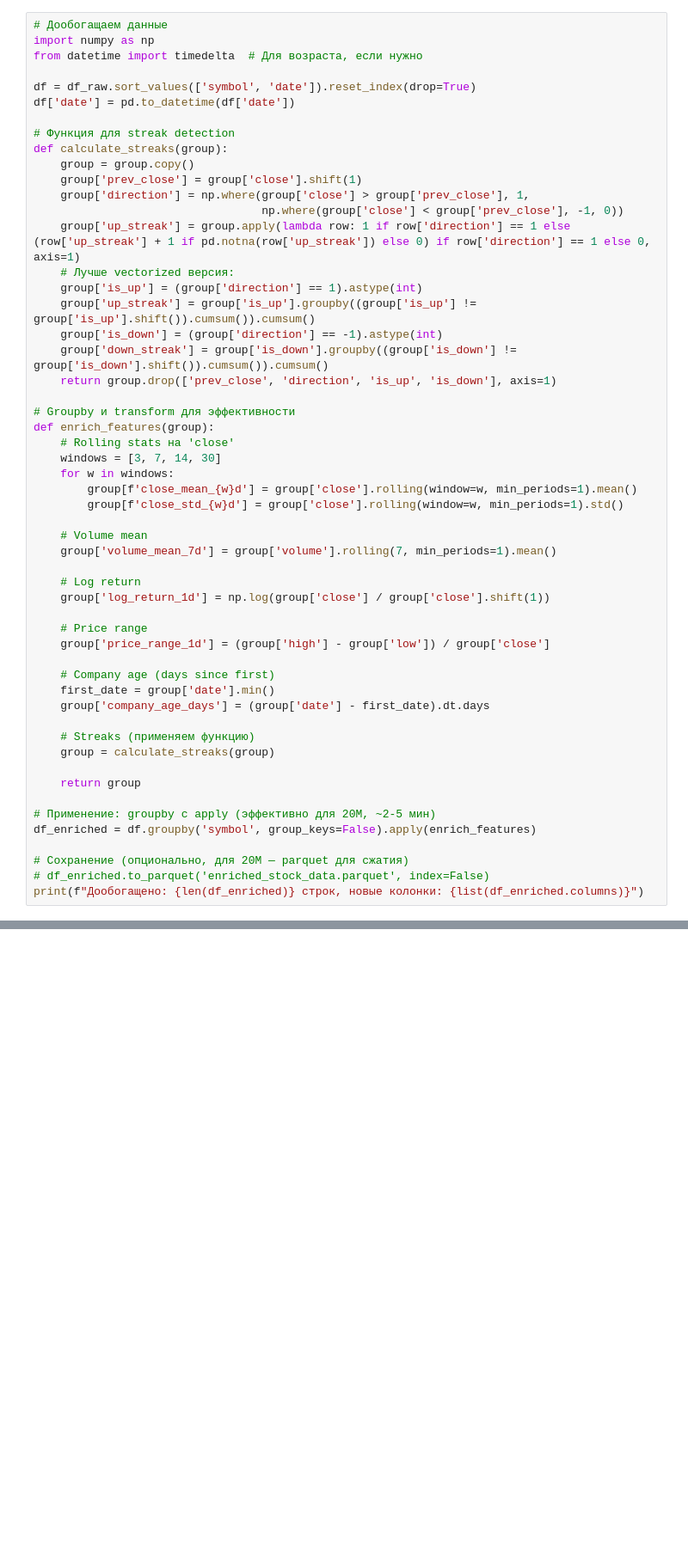
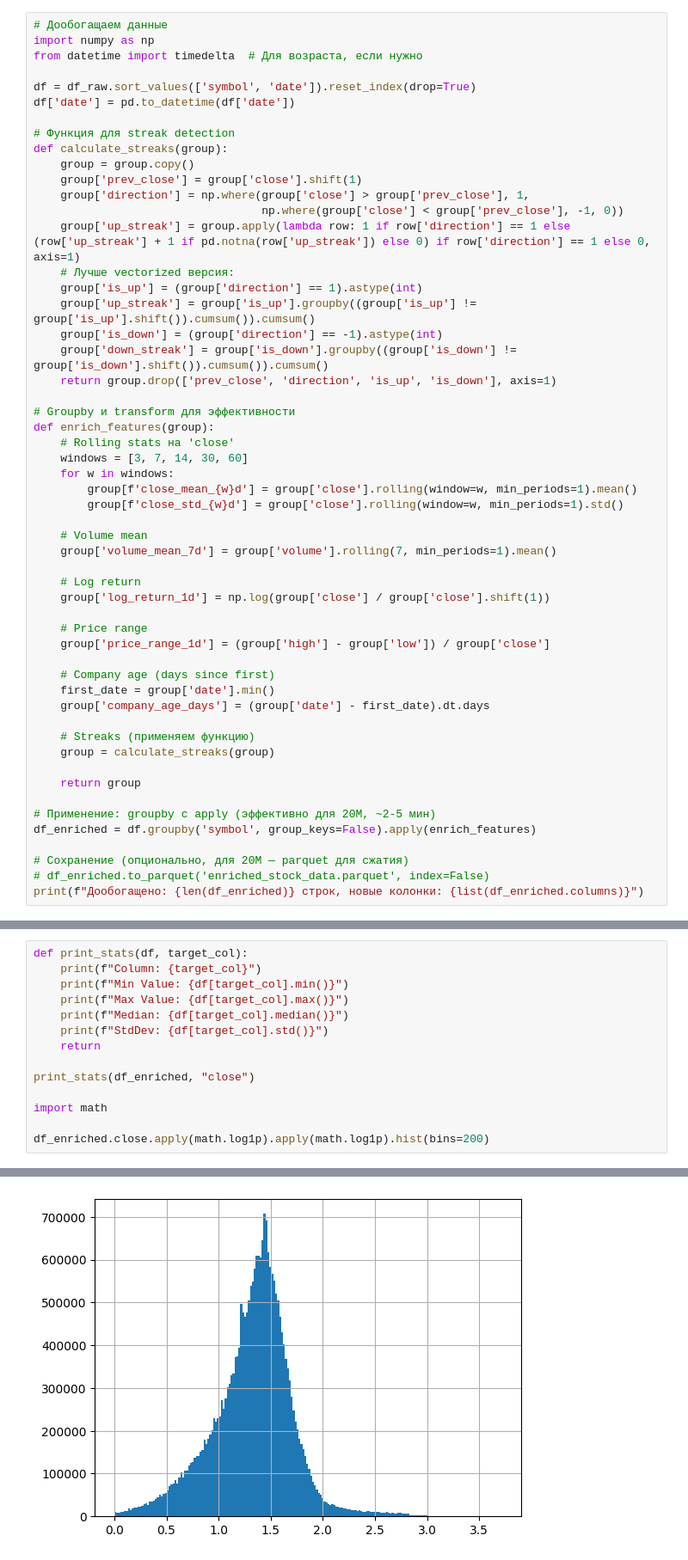
Before and after one commit to Enoki-ru/rl_stocks, a Jupyter notebook: notebooks/etl.ipynb, the cells around one changed output, grey strips where cells are left out. Shown: that part at 86% size. Cells and saved outputs as stored; diff of their text form; blank space fills up the shorter version.

Commit message:
checking stats with log1p

```diff
--- a/notebooks/etl.ipynb
+++ b/notebooks/etl.ipynb
@@ -53,7 +53,7 @@ def calculate_streaks(group):
 # Groupby и transform для эффективности
 def enrich_features(group):
     # Rolling stats на 'close'
-    windows = [3, 7, 14, 30]
+    windows = [3, 7, 14, 30, 60]
     for w in windows:
         group[f'close_mean_{w}d'] = group['close'].rolling(window=w, min_periods=1).mean()
         group[f'close_std_{w}d'] = group['close'].rolling(window=w, min_periods=1).std()
@@ -96,0 +103,15 @@ df_enriched.head()
+# %%
+def print_stats(df, target_col):
+    print(f"Column: {target_col}")
+    print(f"Min Value: {df[target_col].min()}")
+    print(f"Max Value: {df[target_col].max()}")
+    print(f"Median: {df[target_col].median()}")
+    print(f"StdDev: {df[target_col].std()}")
+    return
+
+print_stats(df_enriched, "close")
+
+import math
+
+df_enriched.close.apply(math.log1p).apply(math.log1p).hist(bins=200)
+# %% [output]
@@ -96,0 +124 @@ df_enriched.head()
+[figure, added]
```
Also changed, not shown: parts of 7 cells of this notebook, 3 other files.
